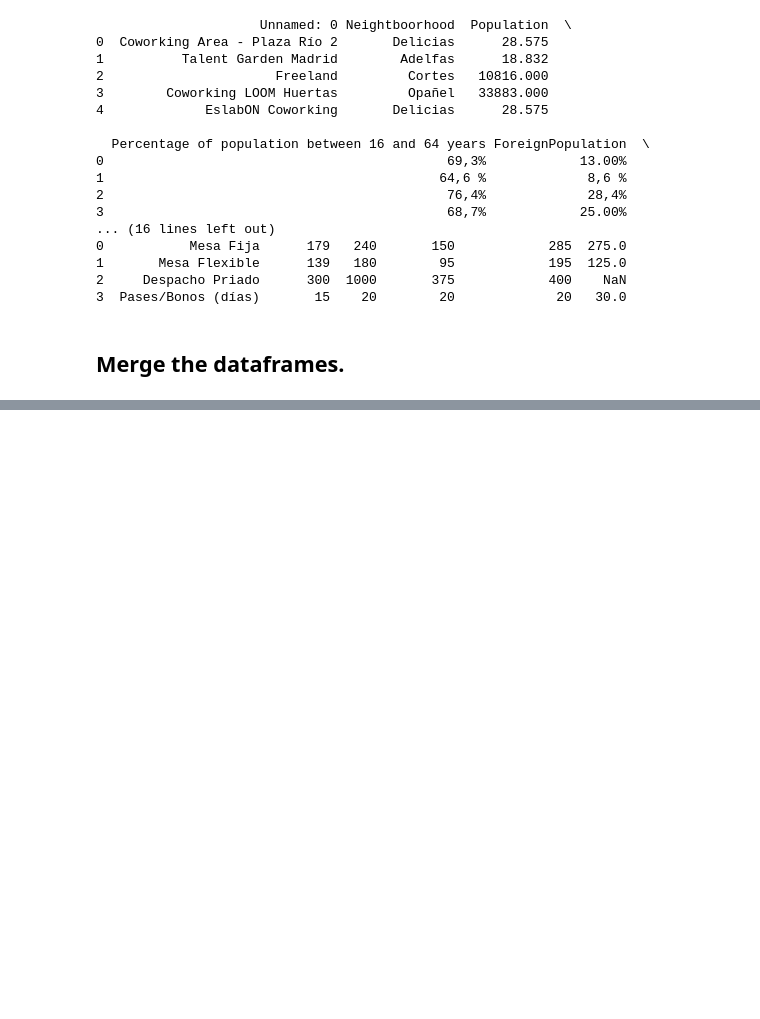
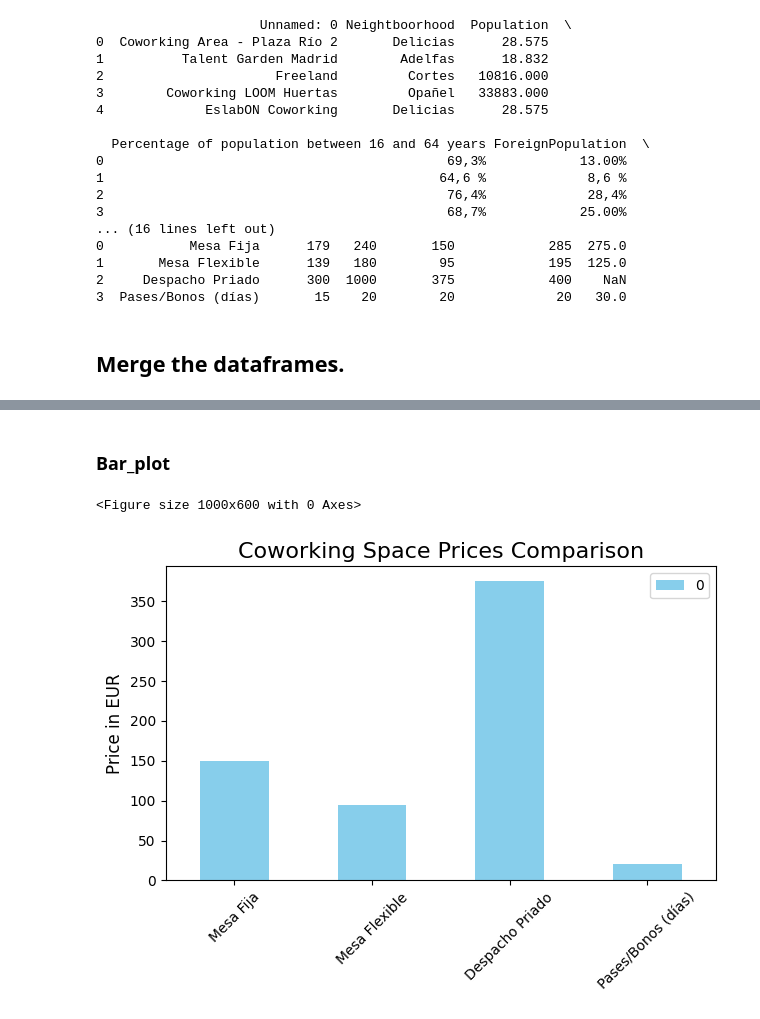
Before and after one commit to GabrielFersPin/Coworking, a Jupyter notebook: src/data_processing/predictions.ipynb, the cells around one changed output, grey strips where cells are left out. Cells and saved outputs as stored; diff of their text form; code cells hidden in the pictures; blank space fills up the shorter version.

```diff
--- a/src/data_processing/predictions.ipynb
+++ b/src/data_processing/predictions.ipynb
@@ -42,0 +114,20 @@ KeyError: 'Coworking Area'
+# %% [markdown]
+### Bar_plot
+# %%
+import matplotlib.pyplot as plt
+
+# Extract prices data
+price_columns = ['Mesa Fija', 'Mesa Flexible', 'Despacho Priado', 'Pases/Bonos (días)']
+prices_data = merged_df[price_columns].T  # Transpose to have prices as rows
+
+# Plot the bar chart
+plt.figure(figsize=(10, 6))
+prices_data.plot(kind='bar', color=['skyblue', 'lightgreen', 'lightcoral', 'lightskyblue'])
+plt.title('Coworking Space Prices Comparison', fontsize=16)
+plt.ylabel('Price in EUR', fontsize=12)
+plt.xticks(rotation=45)
+plt.tight_layout()
+plt.show()
+# %% [output]
+<Figure size 1000x600 with 0 Axes>
+[figure, added]
```
Also changed, not shown: parts of 10 cells of this notebook, 2 other files.
